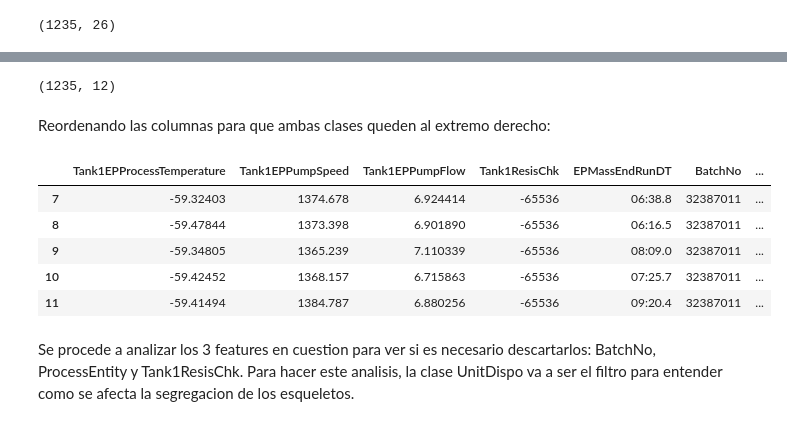
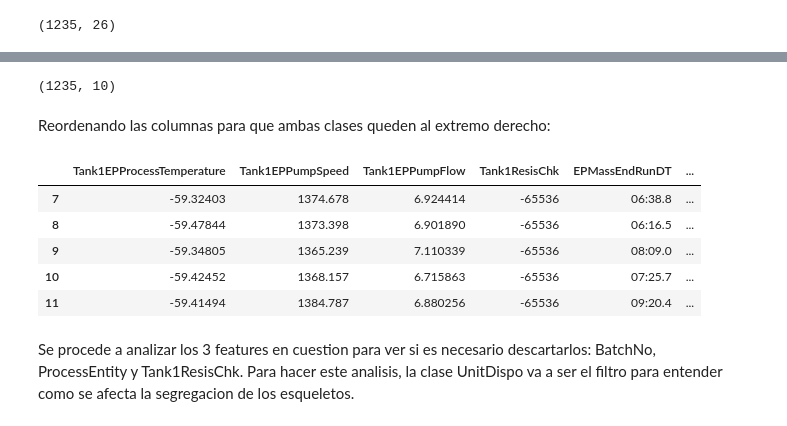
Before and after one commit to YoksanVC/TEC_DataScienceCert, a Jupyter notebook: Module_2_AprendizajeAutomatico/Projecto_Final/Projecto_Final.ipynb, the cells around one changed output, grey strips where cells are left out. Drawn from its saved outputs; the diff is of its cells as text; code cells hidden in the pictures.

Commit message:
Pre-processing almost complete and file for tarea 4 uploaded

```diff
--- a/Module_2_AprendizajeAutomatico/Projecto_Final/Projecto_Final.ipynb
+++ b/Module_2_AprendizajeAutomatico/Projecto_Final/Projecto_Final.ipynb
@@ -97,7 +99,7 @@ Las siguientes columnas necesitan un poco mas de investigacion para ver si tiene
 
 Eliminando los features mencionados anteriormente:
 # %%
-dataset_20mm = dataset_20mm.drop(columns=['Counter','Size','EP EQR','EPEndRunDT','EPEndRunDT_CST','Start Mass','Final Mass','Percent Rem','start_tank_chg','end_tank_chg','conduc_test_count','total_period_mass','fi_submitter_name','Part'])
+dataset_20mm = dataset_20mm.drop(columns=['Counter','Size','EP EQR','EPEndRunDT','EPEndRunDT_CST','Start Mass','Final Mass','Percent Rem','start_tank_chg','end_tank_chg','conduc_test_count','total_period_mass','fi_submitter_name','Part','BatchNo','PartName'])
 # %%
 dataset_20mm.head()
 # %% [output]
@@ -110,19 +112,19 @@ dataset_20mm.head()
 # %%
 dataset_20mm.shape
 # %% [output]
-(1235, 12)
+(1235, 10)
 # %% [markdown]
 Reordenando las columnas para que ambas clases queden al extremo derecho:
 # %%
-new_order=['Tank1EPProcessTemperature','Tank1EPPumpSpeed','Tank1EPPumpFlow','Tank1ResisChk','EPMassEndRunDT','BatchNo','PartName','ProcessEntity','tank_chg_period','group_index','Qty Rem','UnitDispo']
+new_order=['Tank1EPProcessTemperature','Tank1EPPumpSpeed','Tank1EPPumpFlow','Tank1ResisChk','EPMassEndRunDT','tank_chg_period','ProcessEntity','group_index','Qty Rem','UnitDispo']
 dataset_20mm = dataset_20mm[new_order]
 dataset_20mm.head()
 # %% [output]
-|  | Tank1EPProcessTemperature | Tank1EPPumpSpeed | Tank1EPPumpFlow | Tank1ResisChk | EPMassEndRunDT | BatchNo | ... |
-| 7 | -59.32403 | 1374.678 | 6.924414 | -65536 | 06:38.8 | 32387011 | ... |
-| 8 | -59.47844 | 1373.398 | 6.901890 | -65536 | 06:16.5 | 32387011 | ... |
-| 9 | -59.34805 | 1365.239 | 7.110339 | -65536 | 08:09.0 | 32387011 | ... |
-| 10 | -59.42452 | 1368.157 | 6.715863 | -65536 | 07:25.7 | 32387011 | ... |
-| 11 | -59.41494 | 1384.787 | 6.880256 | -65536 | 09:20.4 | 32387011 | ... |
+|  | Tank1EPProcessTemperature | Tank1EPPumpSpeed | Tank1EPPumpFlow | Tank1ResisChk | EPMassEndRunDT | ... |
+| 7 | -59.32403 | 1374.678 | 6.924414 | -65536 | 06:38.8 | ... |
+| 8 | -59.47844 | 1373.398 | 6.901890 | -65536 | 06:16.5 | ... |
+| 9 | -59.34805 | 1365.239 | 7.110339 | -65536 | 08:09.0 | ... |
+| 10 | -59.42452 | 1368.157 | 6.715863 | -65536 | 07:25.7 | ... |
+| 11 | -59.41494 | 1384.787 | 6.880256 | -65536 | 09:20.4 | ... |
 # %% [markdown]
 Se procede a analizar los 3 features en cuestion para ver si es necesario descartarlos: BatchNo, ProcessEntity y Tank1ResisChk. Para hacer este analisis, la clase UnitDispo va a ser el filtro para entender como se afecta la segregacion de los esqueletos.
```
Also changed, not shown: parts of 25 cells of this notebook, 1 other file.
